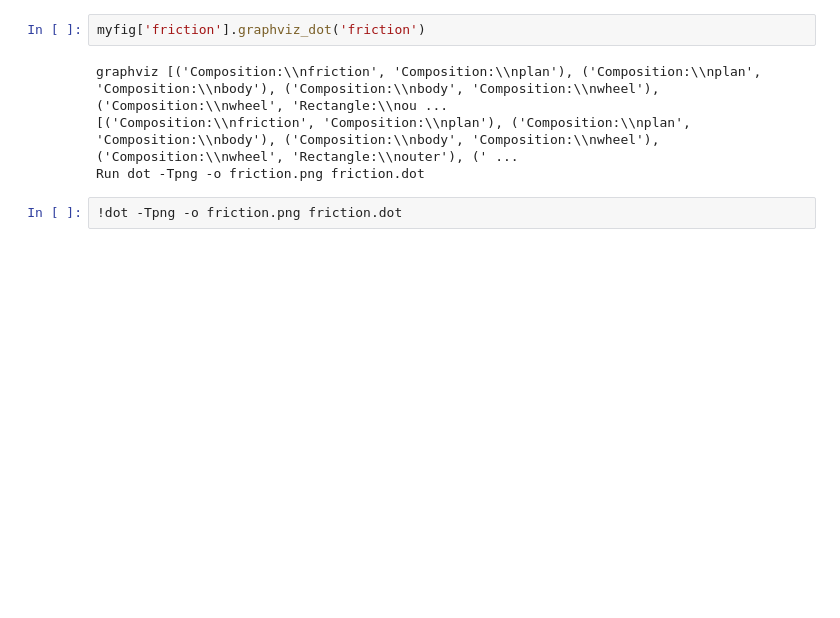
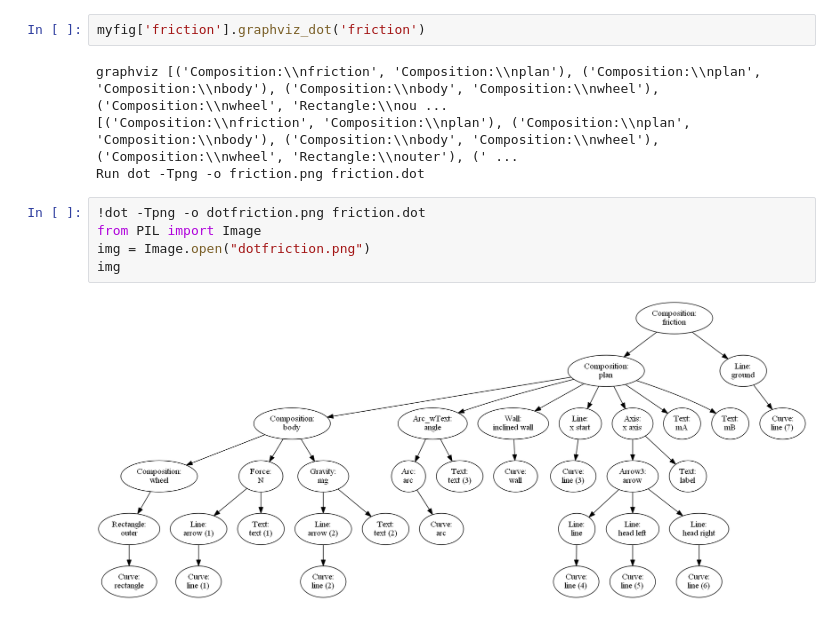
Before and after one commit to gbrault/jupytersketcher, a Jupyter notebook: notebooks/DryFriction.ipynb, the cells around one changed output. Drawn from its saved outputs; the diff is of its cells as text; blank space fills up the shorter version.

```diff
--- a/notebooks/DryFriction.ipynb
+++ b/notebooks/DryFriction.ipynb
@@ -171,4 +199,9 @@ graphviz [('Composition:\\nfriction', 'Composition:\\nplan'), ('Composition:\\np
 [('Composition:\\nfriction', 'Composition:\\nplan'), ('Composition:\\nplan', 'Composition:\\nbody'), ('Composition:\\nbody', 'Composition:\\nwheel'), ('Composition:\\nwheel', 'Rectangle:\\nouter'), (' ...
 Run dot -Tpng -o friction.png friction.dot
 # %%
-!dot -Tpng -o friction.png friction.dot
+!dot -Tpng -o dotfriction.png friction.dot
+from PIL import Image
+img = Image.open("dotfriction.png")
+img
+# %% [output]
+[figure, added]
```
Also changed, not shown: parts of 26 cells of this notebook, 3 other files.
